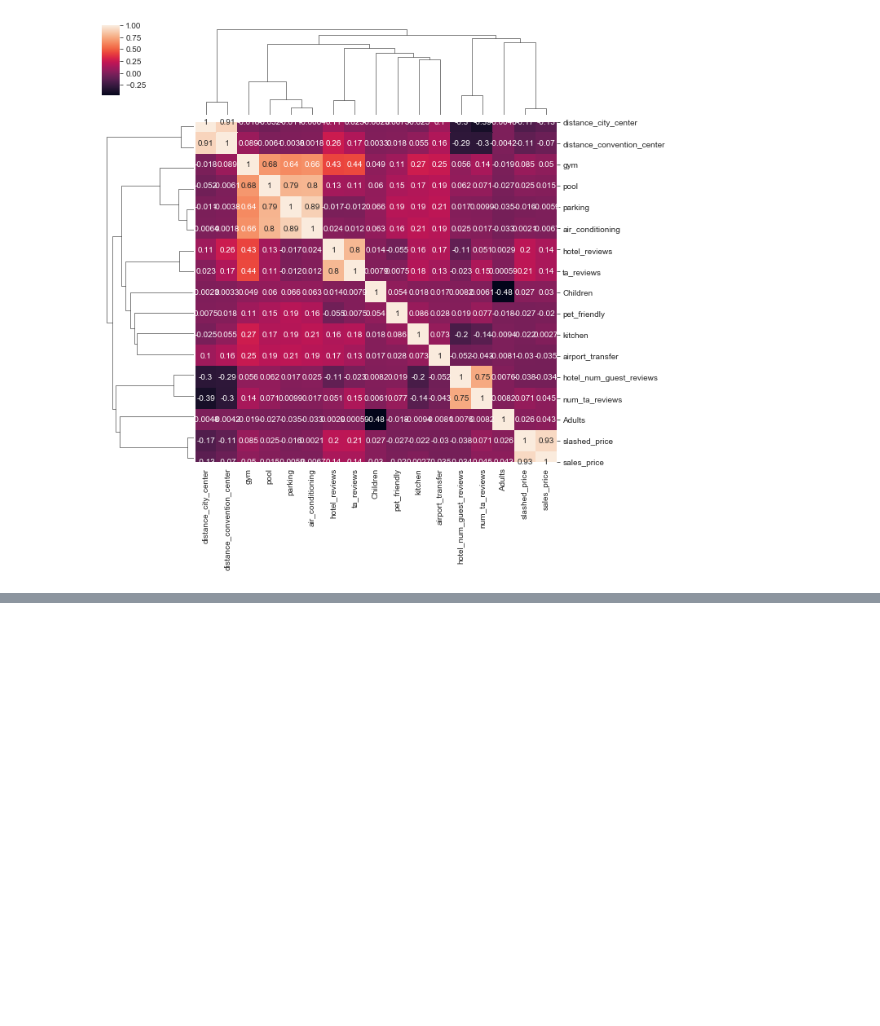
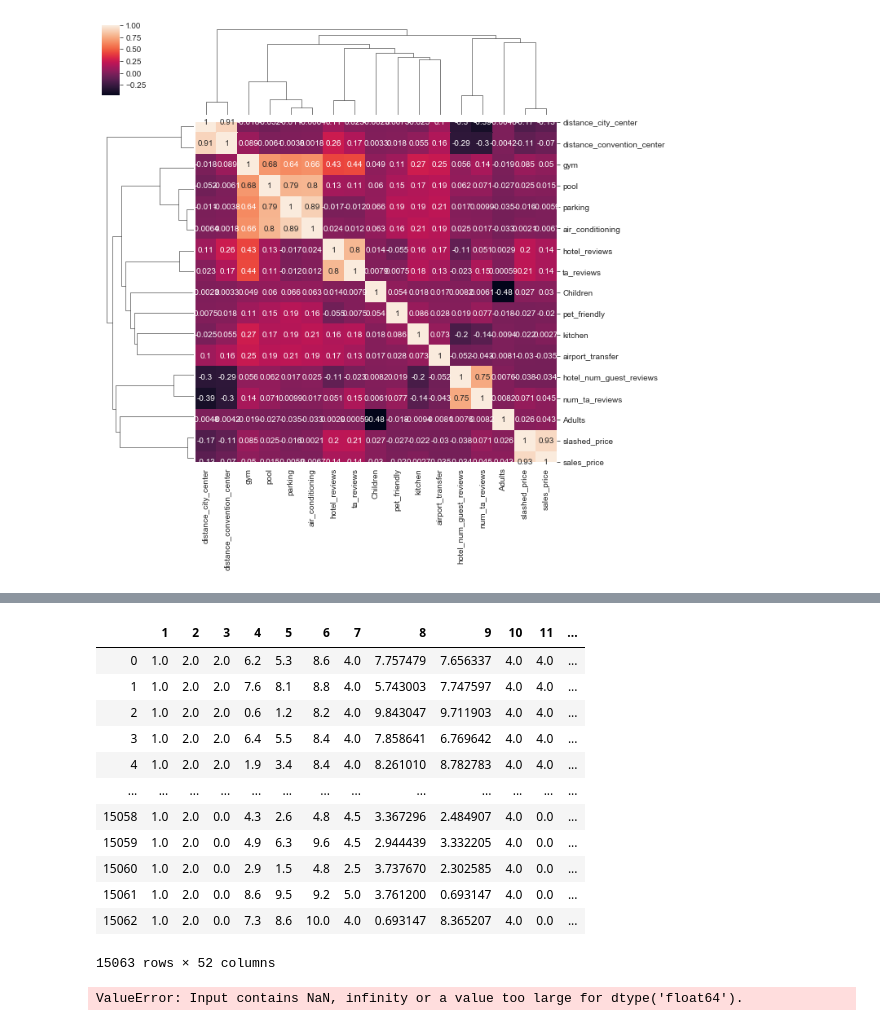
Before and after one commit to StefanoJP/portfolio_data_scientist, a Jupyter notebook: Hote Price Prediction Model/CP_Hotel_Price_Prediciton.ipynb, the cells around one changed output, grey strips where cells are left out. Cells and saved outputs as stored; diff of their text form; code cells hidden in the pictures; blank space fills up the shorter version.

```diff
--- a/Hote Price Prediction Model/CP_Hotel_Price_Prediciton.ipynb
+++ b/Hote Price Prediction Model/CP_Hotel_Price_Prediciton.ipynb
@@ -709,0 +1140,4 @@ test_df.describe()
+# %%
+#https://deepage.net/features/pandas-get-dummies.html
+sub_hotel_df_2_dummy = pd.get_dummies(sub_hotel_df_2, drop_first = True)
+sub_hotel_df_2_dummy.head()
@@ -709,0 +1152,7 @@ test_df.describe()
+# %%
+upper_log_price = filter_IQR(sub_hotel_df_2_dummy, 'log_sales_price')[0]
+lower_log_price = filter_IQR(sub_hotel_df_2_dummy, 'log_sales_price')[1]
+
+print(sub_hotel_df_2_dummy.shape)
+sub_hotel_df_2_dummy = sub_hotel_df_2_dummy[(sub_hotel_df_2_dummy['log_sales_price'] > lower_log_price) & (sub_hotel_df_2_dummy['log_sales_price'] < upper_log_price)]
+print(sub_hotel_df_2_dummy.shape)
@@ -709,0 +1464,3 @@ test_df.describe()
+# %%
+sub_hotel_df_3 = sub_hotel_df_2.drop('log_sales_price', axis = 1)
+sub_hotel_df_3
@@ -709,0 +1481,47 @@ test_df.describe()
+# %%
+from sklearn.preprocessing import PolynomialFeatures
+
+#degree = 2
+categorical_attributes = ['parking', 'pool', 'gym', 'air_conditioning',
+       'pet_friendly', 'kitchen', 'airport_transfer',]
+
+numerical_attributes = ['Adults', 'Children', 'distance_city_center',
+       'distance_convention_center', 'hotel_reviews',
+       'ta_reviews',  'log_hotel_num_guest_reviews', 'log_num_ta_reviews']
+
+#sub_hotel_df_2_filterd = sub_hotel_df_2[(sub_hotel_df_2['log_sales_price'] > lower_log_price) & (sub_hotel_df_2['log_sales_price'] < upper_log_price)]
+
+poly_cat_df = sub_hotel_df_3[categorical_attributes]
+poly_num_df = sub_hotel_df_3[numerical_attributes]
+
+poly = PolynomialFeatures(2)
+# %%
+X_poly = poly.fit_transform(poly_num_df)
+X_poly_df = pd.DataFrame(data = X_poly, index = np.arange(0, len(X_poly)), columns = np.arange(1, 46))
+
+X_poly_df_filterd = sub_hotel_df_3[(sub_hotel_df_3['log_sales_price'] > lower_log_price) & (sub_hotel_df_3['log_sales_price'] < upper_log_price)]
+
+#hotel_poly_df = pd.DataFrame(X_poly_df).join(poly_cat_df)
+#hotel_poly_df
+# %% [output]
+|  | 1 | 2 | 3 | 4 | 5 | 6 | 7 | 8 | 9 | 10 | 11 | ... |
+| 0 | 1.0 | 2.0 | 2.0 | 6.2 | 5.3 | 8.6 | 4.0 | 7.757479 | 7.656337 | 4.0 | 4.0 | ... |
+| 1 | 1.0 | 2.0 | 2.0 | 7.6 | 8.1 | 8.8 | 4.0 | 5.743003 | 7.747597 | 4.0 | 4.0 | ... |
+| 2 | 1.0 | 2.0 | 2.0 | 0.6 | 1.2 | 8.2 | 4.0 | 9.843047 | 9.711903 | 4.0 | 4.0 | ... |
+| 3 | 1.0 | 2.0 | 2.0 | 6.4 | 5.5 | 8.4 | 4.0 | 7.858641 | 6.769642 | 4.0 | 4.0 | ... |
+| 4 | 1.0 | 2.0 | 2.0 | 1.9 | 3.4 | 8.4 | 4.0 | 8.261010 | 8.782783 | 4.0 | 4.0 | ... |
+| ... | ... | ... | ... | ... | ... | ... | ... | ... | ... | ... | ... | ... |
+| 15058 | 1.0 | 2.0 | 0.0 | 4.3 | 2.6 | 4.8 | 4.5 | 3.367296 | 2.484907 | 4.0 | 0.0 | ... |
+| 15059 | 1.0 | 2.0 | 0.0 | 4.9 | 6.3 | 9.6 | 4.5 | 2.944439 | 3.332205 | 4.0 | 0.0 | ... |
+| 15060 | 1.0 | 2.0 | 0.0 | 2.9 | 1.5 | 4.8 | 2.5 | 3.737670 | 2.302585 | 4.0 | 0.0 | ... |
+| 15061 | 1.0 | 2.0 | 0.0 | 8.6 | 9.5 | 9.2 | 5.0 | 3.761200 | 0.693147 | 4.0 | 0.0 | ... |
+| 15062 | 1.0 | 2.0 | 0.0 | 7.3 | 8.6 | 10.0 | 4.0 | 0.693147 | 8.365207 | 4.0 | 0.0 | ... |
+15063 rows × 52 columns
+# %%
+X_train, X_test, y_train, y_test = train_test_split(X_poly_df, y, test_size = 0.3, random_state = 42)
+
+
+poly_lr = LinearRegression()
+poly_lr_model = poly_lr.fit(X_train, y_train)
+# %% [output]
+ValueError: Input contains NaN, infinity or a value too large for dtype('float64').
```
Also changed, not shown: parts of 64 cells of this notebook, 2 other files.
